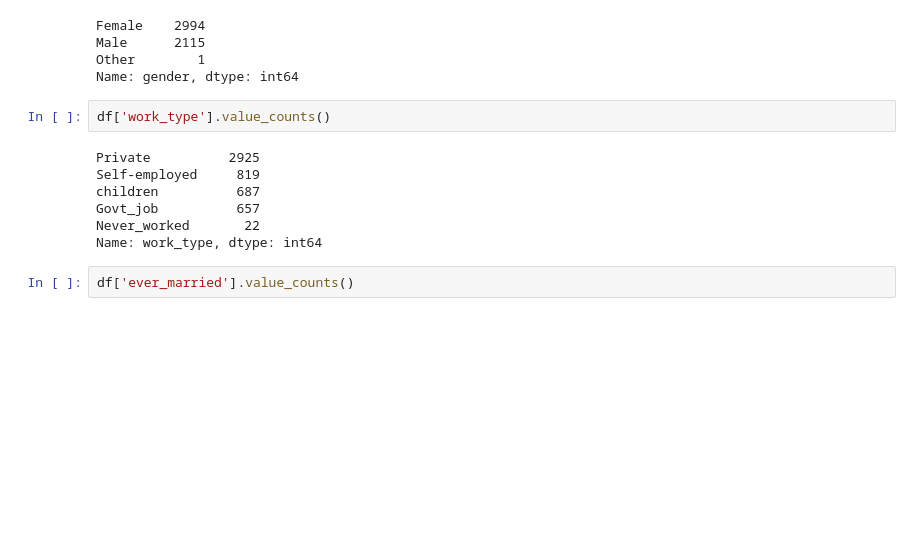
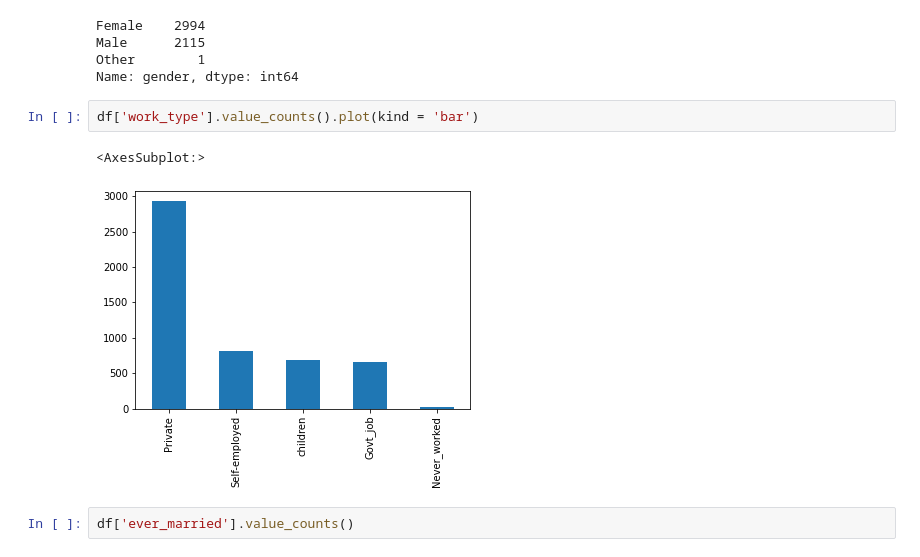
Before and after one commit to mcfatbeard57/Kaggle, a Jupyter notebook: Stroke Prediction/ STROKE PREDICTION- AUC - 0.94 🎯.ipynb, the cells around one changed output. Saved outputs shown, nothing was run; the diff lists cells and outputs as text; blank space fills up the shorter version.

```diff
--- a/Stroke Prediction/ STROKE PREDICTION- AUC - 0.94 🎯.ipynb
+++ b/Stroke Prediction/ STROKE PREDICTION- AUC - 0.94 🎯.ipynb
@@ -85,14 +85,10 @@ Male      2115
 Other        1
 Name: gender, dtype: int64
 # %%
-df['work_type'].value_counts()
+df['work_type'].value_counts().plot(kind = 'bar')
 # %% [output]
-Private          2925
-Self-employed     819
-children          687
-Govt_job          657
-Never_worked       22
-Name: work_type, dtype: int64
+<AxesSubplot:>
+[figure, added]
 # %%
 df['ever_married'].value_counts()
 # %% [output]
```
Also changed, not shown: parts of 18 cells of this notebook.
